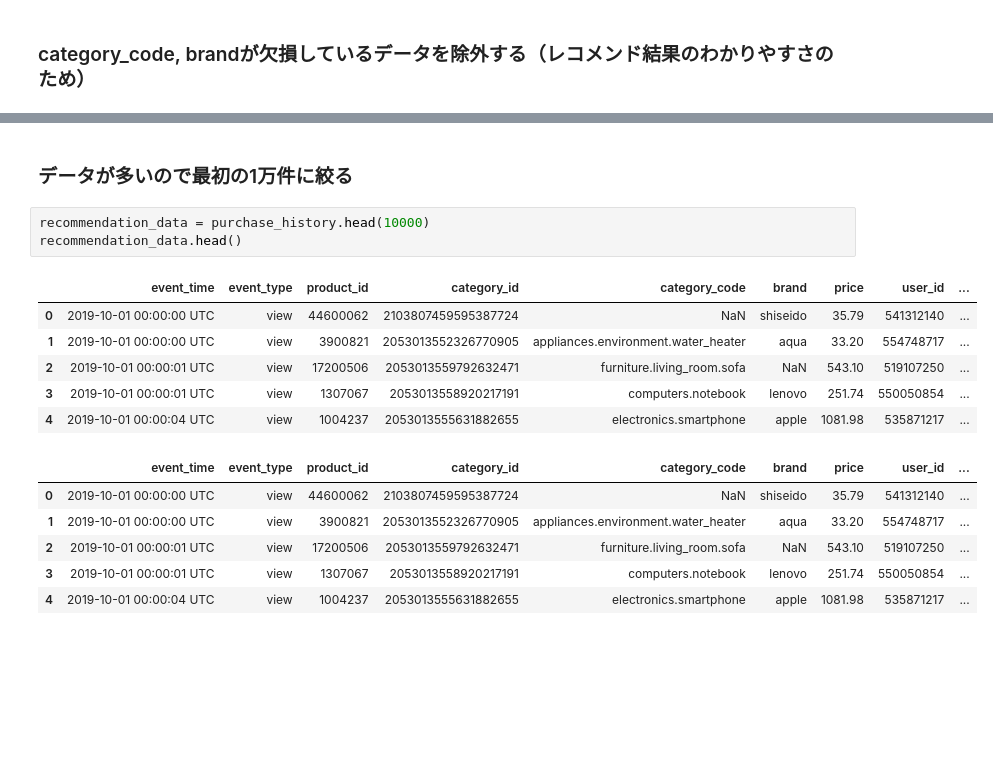
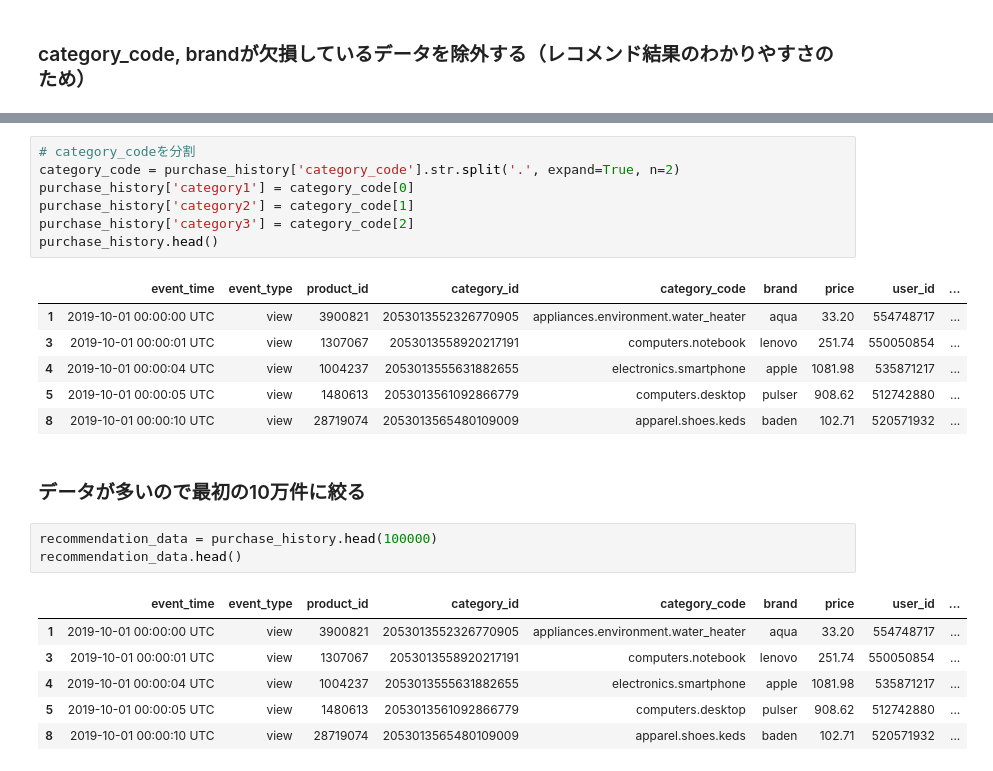
Before and after one commit to YUseiDoi/ecommerce_recommendation, a Jupyter notebook: src/recommendation.ipynb, the cells around one changed output, grey strips where cells are left out. Drawn from its saved outputs; the diff is of its cells as text; blank space fills up the shorter version.

Commit message:
feat: data visualization

```diff
--- a/src/recommendation.ipynb
+++ b/src/recommendation.ipynb
@@ -125,21 +111,29 @@ purchase_history.head()
+# %%
+# category_codeを分割
+category_code = purchase_history['category_code'].str.split('.', expand=True, n=2)
+purchase_history['category1'] = category_code[0]
+purchase_history['category2'] = category_code[1]
+purchase_history['category3'] = category_code[2]
+purchase_history.head()
+# %% [output]
+|  | event_time | event_type | product_id | category_id | category_code | brand | price | user_id | ... |
+| 1 | 2019-10-01 00:00:00 UTC | view | 3900821 | 2053013552326770905 | appliances.environment.water_heater | aqua | 33.20 | 554748717 | ... |
+| 3 | 2019-10-01 00:00:01 UTC | view | 1307067 | 2053013558920217191 | computers.notebook | lenovo | 251.74 | 550050854 | ... |
+| 4 | 2019-10-01 00:00:04 UTC | view | 1004237 | 2053013555631882655 | electronics.smartphone | apple | 1081.98 | 535871217 | ... |
+| 5 | 2019-10-01 00:00:05 UTC | view | 1480613 | 2053013561092866779 | computers.desktop | pulser | 908.62 | 512742880 | ... |
+| 8 | 2019-10-01 00:00:10 UTC | view | 28719074 | 2053013565480109009 | apparel.shoes.keds | baden | 102.71 | 520571932 | ... |
 # %% [markdown]
-### データが多いので最初の1万件に絞る
+### データが多いので最初の10万件に絞る
 # %%
-recommendation_data = purchase_history.head(10000)
+recommendation_data = purchase_history.head(100000)
 recommendation_data.head()
 # %% [output]
 |  | event_time | event_type | product_id | category_id | category_code | brand | price | user_id | ... |
-| 0 | 2019-10-01 00:00:00 UTC | view | 44600062 | 2103807459595387724 | NaN | shiseido | 35.79 | 541312140 | ... |
 | 1 | 2019-10-01 00:00:00 UTC | view | 3900821 | 2053013552326770905 | appliances.environment.water_heater | aqua | 33.20 | 554748717 | ... |
-| 2 | 2019-10-01 00:00:01 UTC | view | 17200506 | 2053013559792632471 | furniture.living_room.sofa | NaN | 543.10 | 519107250 | ... |
 | 3 | 2019-10-01 00:00:01 UTC | view | 1307067 | 2053013558920217191 | computers.notebook | lenovo | 251.74 | 550050854 | ... |
 | 4 | 2019-10-01 00:00:04 UTC | view | 1004237 | 2053013555631882655 | electronics.smartphone | apple | 1081.98 | 535871217 | ... |
+| 5 | 2019-10-01 00:00:05 UTC | view | 1480613 | 2053013561092866779 | computers.desktop | pulser | 908.62 | 512742880 | ... |
+| 8 | 2019-10-01 00:00:10 UTC | view | 28719074 | 2053013565480109009 | apparel.shoes.keds | baden | 102.71 | 520571932 | ... |
-|  | event_time | event_type | product_id | category_id | category_code | brand | price | user_id | ... |
-| 0 | 2019-10-01 00:00:00 UTC | view | 44600062 | 2103807459595387724 | NaN | shiseido | 35.79 | 541312140 | ... |
-| 1 | 2019-10-01 00:00:00 UTC | view | 3900821 | 2053013552326770905 | appliances.environment.water_heater | aqua | 33.20 | 554748717 | ... |
-| 2 | 2019-10-01 00:00:01 UTC | view | 17200506 | 2053013559792632471 | furniture.living_room.sofa | NaN | 543.10 | 519107250 | ... |
-| 3 | 2019-10-01 00:00:01 UTC | view | 1307067 | 2053013558920217191 | computers.notebook | lenovo | 251.74 | 550050854 | ... |
-| 4 | 2019-10-01 00:00:04 UTC | view | 1004237 | 2053013555631882655 | electronics.smartphone | apple | 1081.98 | 535871217 | ... |
 # %%
 print(f'sum of NaN values in each column : {recommendation_data.isna().sum()}')
 # %% [output]
```
Also changed, not shown: parts of 9 cells of this notebook.
